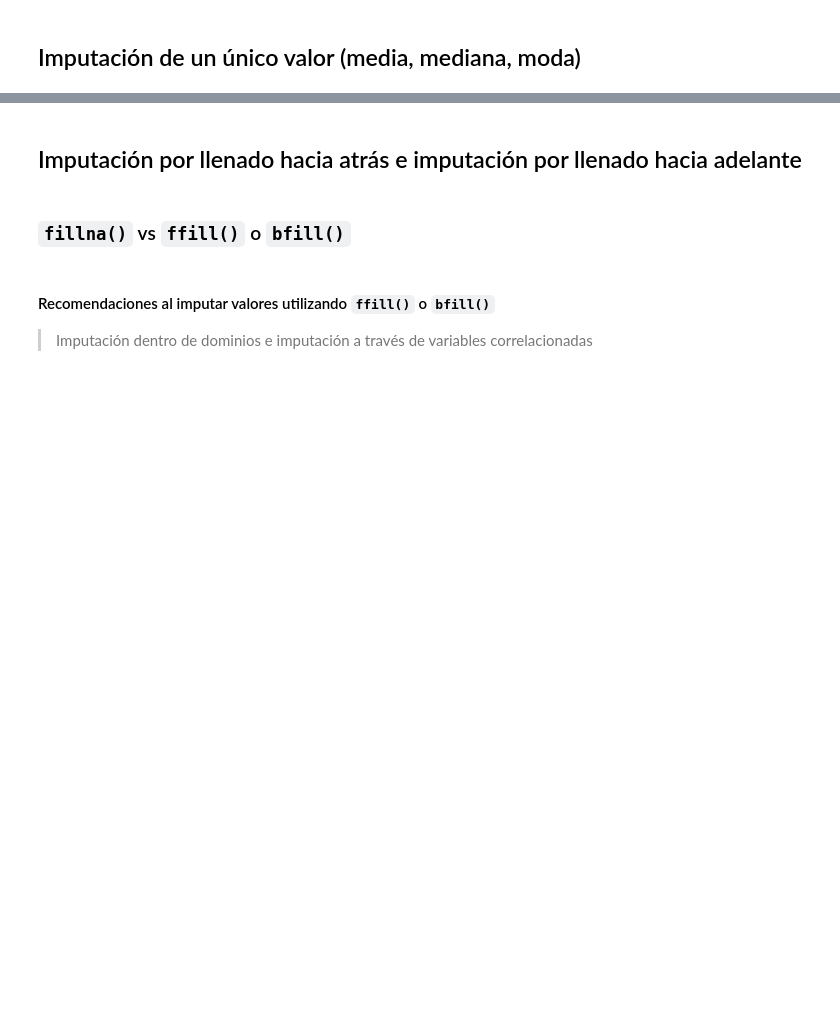
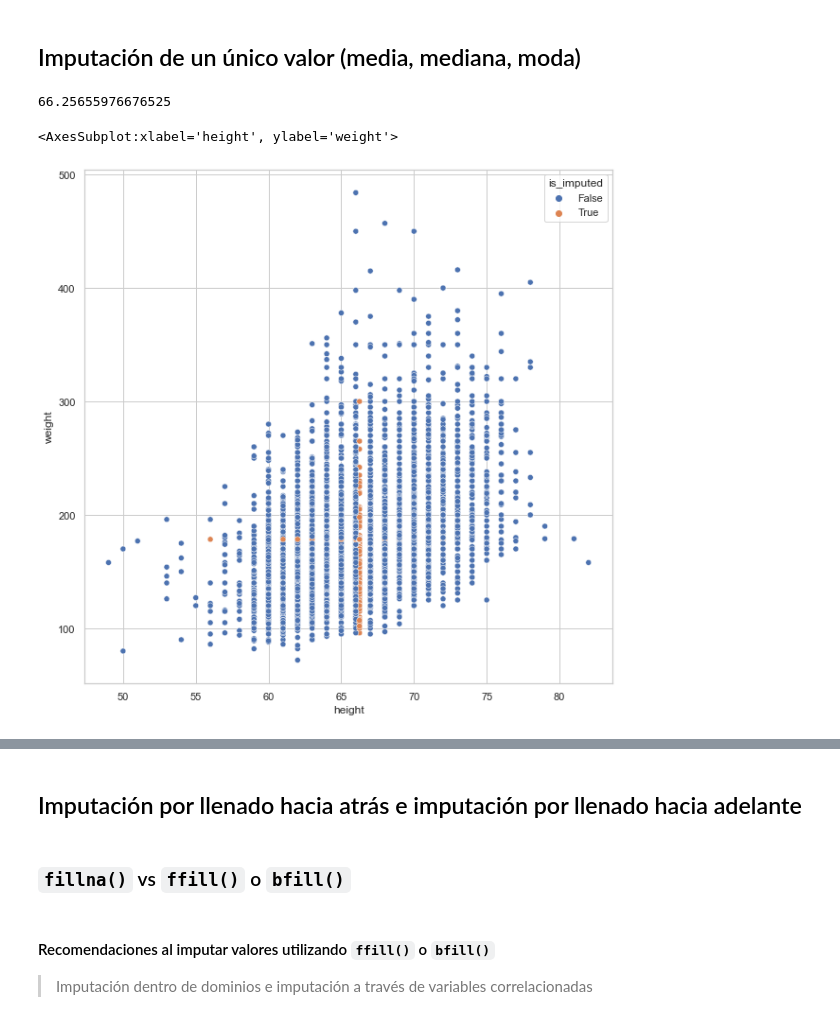
Before and after one commit to Bryan1195/Imputation-Missing-values, a Jupyter notebook: notebooks/live-imputation-missing-values.ipynb, the cells around one changed output, grey strips where cells are left out. Saved outputs shown, nothing was run; the diff lists cells and outputs as text; code cells hidden in the pictures; blank space fills up the shorter version.

Commit message:
Imputation of 1 variable by mean, median and mode - Class 9

```diff
--- a/notebooks/live-imputation-missing-values.ipynb
+++ b/notebooks/live-imputation-missing-values.ipynb
@@ -510,2 +511,31 @@ array([['Fair or']], dtype=object)
 # %% [markdown]
 ## Imputación de un único valor (media, mediana, moda)
+# %%
+(
+    nhanes_df
+    # janitor
+    .transform_column(
+        "height",
+        lambda x: x.fillna(x.mean()),
+        elementwise= False
+    ).height.mean()
+)
+# %% [output]
+66.25655976676525
+# %%
+plt.figure(figsize=(10,10))
+(
+    nhanes_df
+    .select_columns("height", "weight")
+    .missing.bind_shadow_matrix(True, False, suffix= "_imp")
+    .assign(
+        height = lambda df: df.height.fillna(value = df.height.mean()),
+        weight = lambda df: df.weight.fillna(value = df.weight.mean())
+    ).missing.scatter_imputation_plot(
+        x="height",
+        y="weight"
+    )
+)
+# %% [output]
+<AxesSubplot:xlabel='height', ylabel='weight'>
+[figure, added]
```
Also changed, not shown: parts of 10 cells of this notebook.
